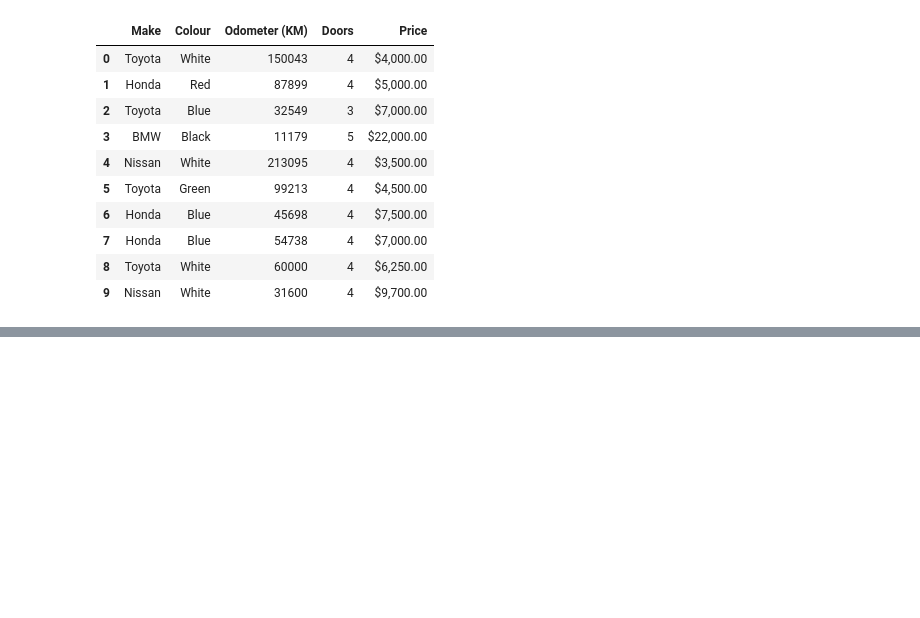
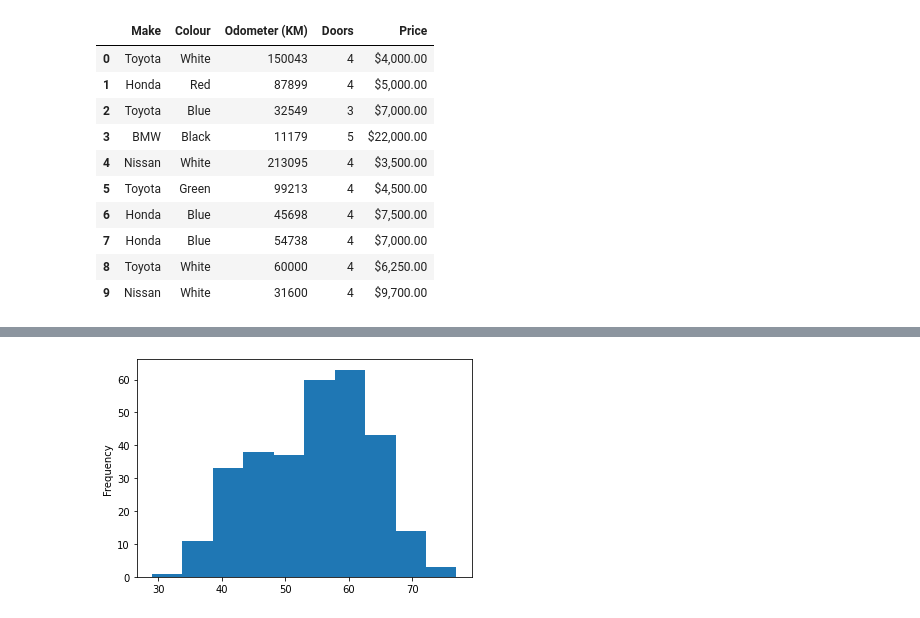
Before and after one commit to xtructt/z2m-ML, a Jupyter notebook: Introduction to Matplotlib.ipynb, the cells around one changed output, grey strips where cells are left out. Drawn from its saved outputs; the diff is of its cells as text; code cells hidden in the pictures; blank space fills up the shorter version.

```diff
--- a/Introduction to Matplotlib.ipynb
+++ b/Introduction to Matplotlib.ipynb
@@ -211,0 +212,4 @@ car_sales.plot(x="Sale Date", y = "Total Sales")
+# %%
+# Let try on another dataset
+heart_disease = pd.read_csv('https://raw.githubusercontent.com/xtructt/z2m-ML/master/Resources/zero-to-mastery-ml-master/data/heart-disease.csv')
+heart_disease.head()
@@ -211,0 +223,5 @@ car_sales.plot(x="Sale Date", y = "Total Sales")
+# %%
+# Create a hist of the age column
+heart_disease.age.plot(kind='hist');
+# %% [output]
+[figure, added]
```
Also changed, not shown: parts of 10 cells of this notebook.
